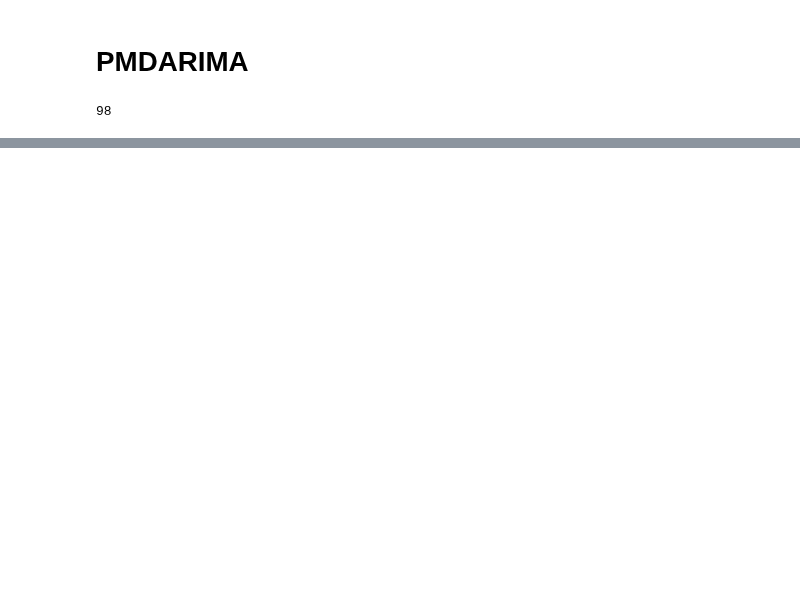
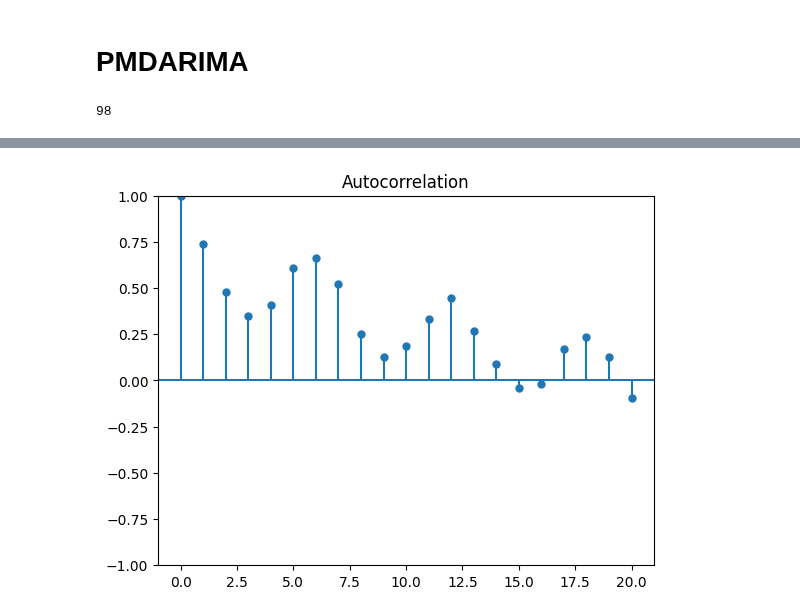
Before and after one commit to tomashbk/electric_energy_demand_argentina, a Jupyter notebook: ARMA.ipynb, the cells around one changed output, grey strips where cells are left out. Drawn from its saved outputs; the diff is of its cells as text; code cells hidden in the pictures; blank space fills up the shorter version.

```diff
--- a/ARMA.ipynb
+++ b/ARMA.ipynb
@@ -151,0 +231,4 @@ utils.seasonal_plot(df_time_series, y="demand_MWh", period="year", freq="quarter
+# %%
+pm.plot_acf(df_time_series['demand_MWh'])
+# %% [output]
+[figure, added]
```
Also changed, not shown: parts of 19 cells of this notebook, 1 other file.
